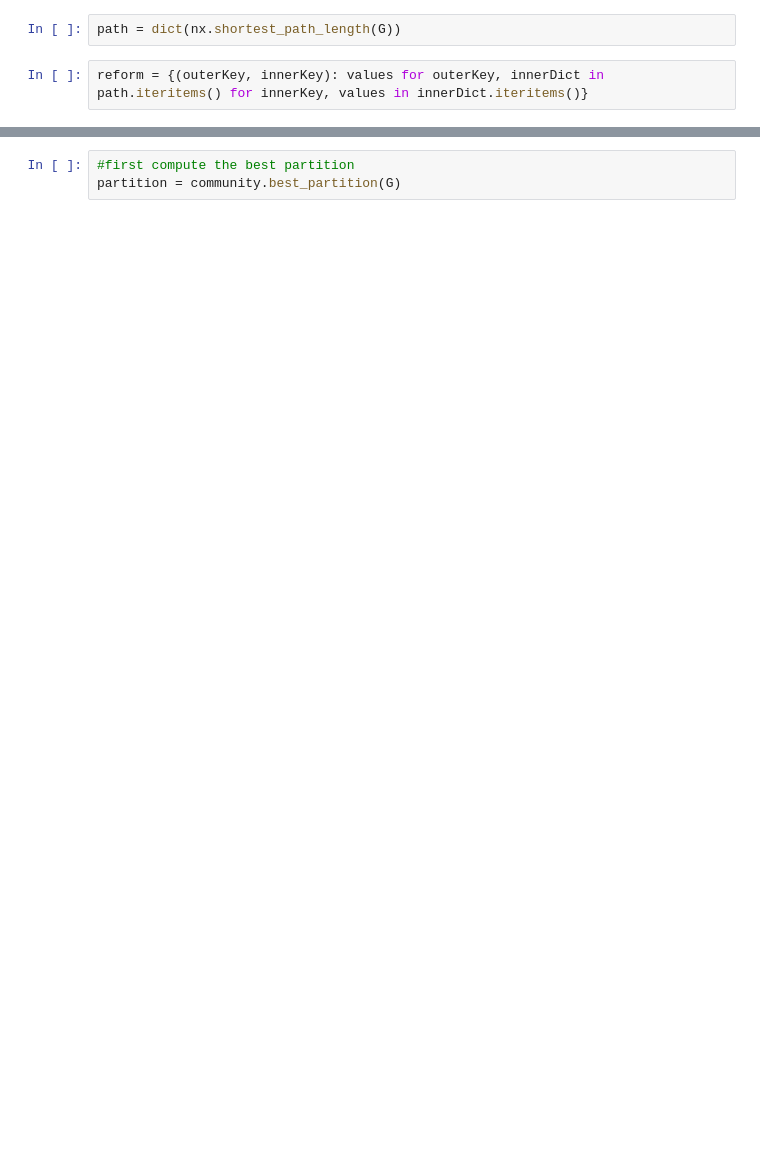
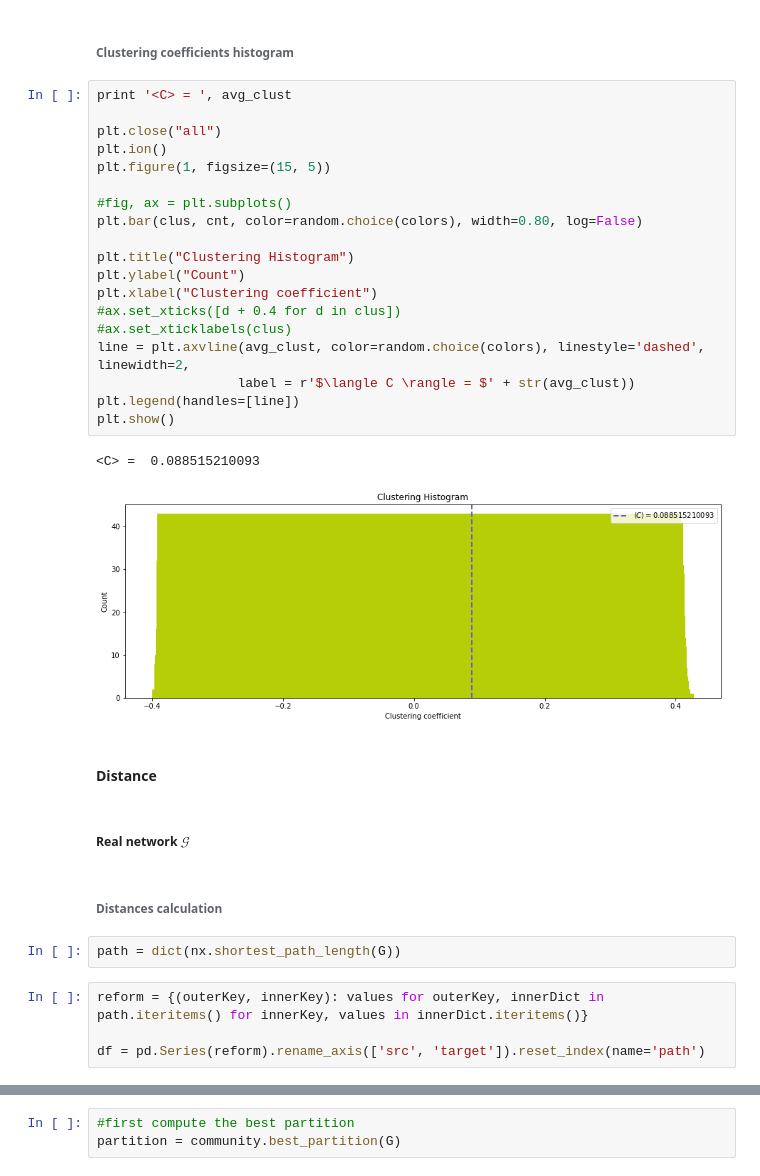
Before and after one commit to mkobbi/mkobbi_udm_social_project, a Jupyter notebook: mkobbi_network_anaylsis_project.ipynb, the cells around one changed output, grey strips where cells are left out. Cells and saved outputs as stored; diff of their text form; blank space fills up the shorter version.

```diff
--- a/mkobbi_network_anaylsis_project.ipynb
+++ b/mkobbi_network_anaylsis_project.ipynb
@@ -199,4 +228,36 @@ plt.show()
+# %% [markdown]
+###### Clustering coefficients histogram
+# %%
+print '<C> = ', avg_clust
+
+plt.close("all")
+plt.ion()
+plt.figure(1, figsize=(15, 5))
+
+#fig, ax = plt.subplots()
+plt.bar(clus, cnt, color=random.choice(colors), width=0.80, log=False)
+
+plt.title("Clustering Histogram")
+plt.ylabel("Count")
+plt.xlabel("Clustering coefficient")
+#ax.set_xticks([d + 0.4 for d in clus])
+#ax.set_xticklabels(clus)
+line = plt.axvline(avg_clust, color=random.choice(colors), linestyle='dashed', linewidth=2,
+                  label = r'$\langle C \rangle = $' + str(avg_clust))
+plt.legend(handles=[line])
+plt.show()
+# %% [output]
+<C> =  0.088515210093
+[figure, added]
+# %% [markdown]
+#### Distance
+# %% [markdown]
+##### Real network $\mathcal{G}$
+# %% [markdown]
+###### Distances calculation
 # %%
 path = dict(nx.shortest_path_length(G))
 # %%
 reform = {(outerKey, innerKey): values for outerKey, innerDict in path.iteritems() for innerKey, values in innerDict.iteritems()}
+
+df = pd.Series(reform).rename_axis(['src', 'target']).reset_index(name='path')
```
Also changed, not shown: parts of 102 cells of this notebook, 8 other files.
